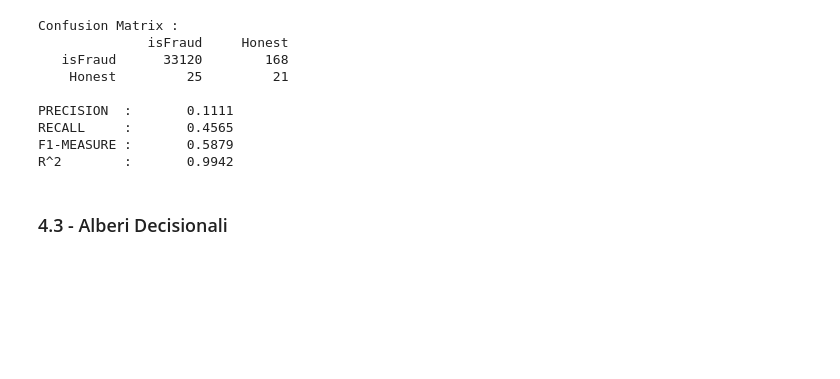
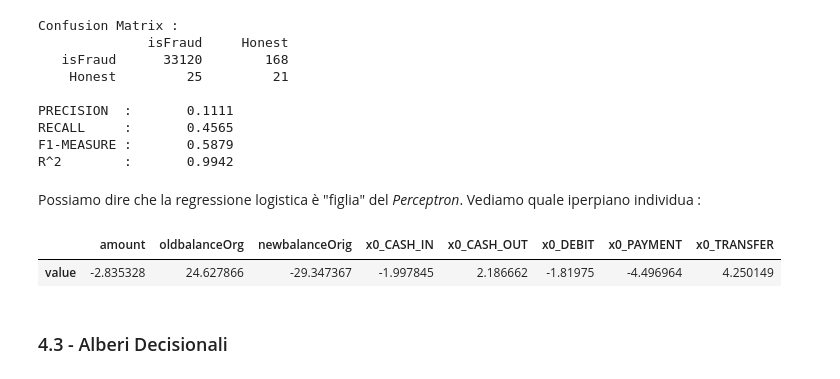
Before and after one commit to FedericoCampanozzi/FraudDetection, a Jupyter notebook: code/main.ipynb, the cells around one changed output. Drawn from its saved outputs; the diff is of its cells as text; code cells hidden in the pictures; blank space fills up the shorter version.

```diff
--- a/code/main.ipynb
+++ b/code/main.ipynb
@@ -283,6 +286,13 @@ PRECISION  :       0.1111
 RECALL     :       0.4565
 F1-MEASURE :       0.5879
 R^2        :       0.9942
+# %% [markdown]
+Possiamo dire che la regressione logistica è "figlia" del *Perceptron*. Vediamo quale iperpiano individua :
+# %%
+pd.DataFrame(model.named_steps["LogisticRegression"].coef_[0],index=f_names,columns=["value"]).T
+# %% [output]
+|  | amount | oldbalanceOrg | newbalanceOrig | x0_CASH_IN | x0_CASH_OUT | x0_DEBIT | x0_PAYMENT | x0_TRANSFER |
+| value | -2.835328 | 24.627866 | -29.347367 | -1.997845 | 2.186662 | -1.81975 | -4.496964 | 4.250149 |
 # %% [markdown]
 ### 4.3 - Alberi Decisionali
 # %%
```
Also changed, not shown: parts of 28 cells of this notebook.
